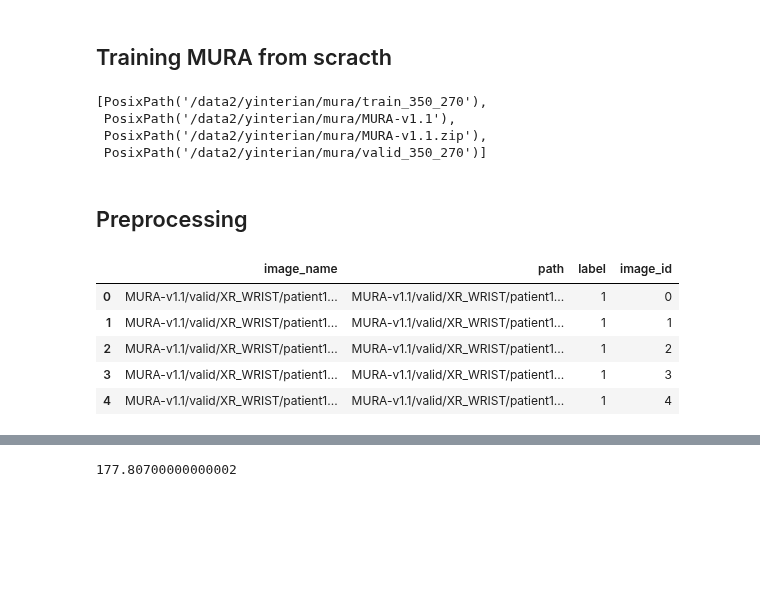
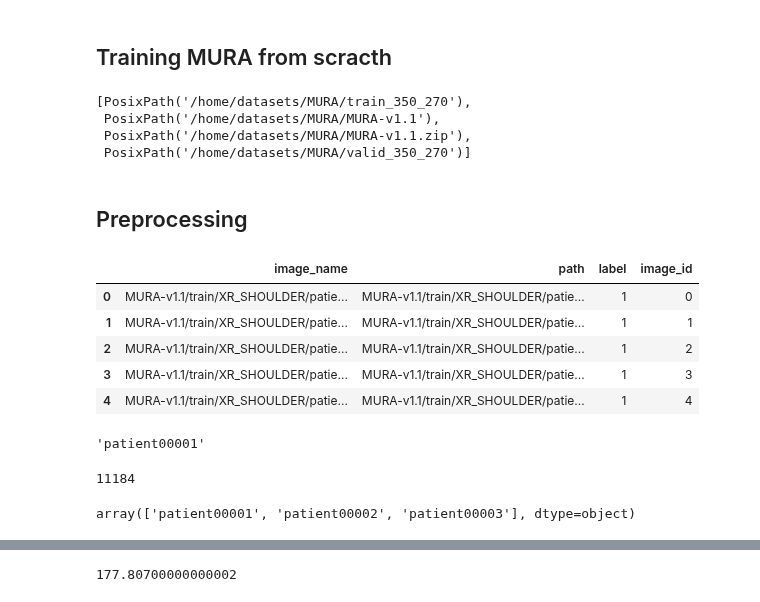
Before and after one commit to yanneta/dl-course, a Jupyter notebook: mura_from_scratch.ipynb, the cells around one changed output, grey strips where cells are left out. Drawn from its saved outputs; the diff is of its cells as text; code cells hidden in the pictures; blank space fills up the shorter version.

Commit message:
adding preprosessing for mura

```diff
--- a/mura_from_scratch.ipynb
+++ b/mura_from_scratch.ipynb
@@ -26,13 +26,13 @@ import cv2
 import os
 from tqdm import tqdm_notebook
 # %%
-PATH = Path("/data2/yinterian/mura/")
+PATH = Path("/home/datasets/MURA/")
 list(PATH.iterdir())
 # %% [output]
-[PosixPath('/data2/yinterian/mura/train_350_270'),
- PosixPath('/data2/yinterian/mura/MURA-v1.1'),
- PosixPath('/data2/yinterian/mura/MURA-v1.1.zip'),
- PosixPath('/data2/yinterian/mura/valid_350_270')]
+[PosixPath('/home/datasets/MURA/train_350_270'),
+ PosixPath('/home/datasets/MURA/MURA-v1.1'),
+ PosixPath('/home/datasets/MURA/MURA-v1.1.zip'),
+ PosixPath('/home/datasets/MURA/valid_350_270')]
 # %% [markdown]
 ## Preprocessing
 # %%
@@ -57,11 +57,15 @@ result2 = pd.merge(df3, df4, on='path')
 result2["image_id"] = result2.index
 result2.to_csv(PATH/"MURA-v1.1/valid_path_labels.csv")
 # %%
-result2.head()
+result.head()
 # %% [output]
 |  | image_name | path | label | image_id |
-| 0 | MURA-v1.1/valid/XR_WRIST/patient1... | MURA-v1.1/valid/XR_WRIST/patient1... | 1 | 0 |
-| 1 | MURA-v1.1/valid/XR_WRIST/patient1... | MURA-v1.1/valid/XR_WRIST/patient1... | 1 | 1 |
-| 2 | MURA-v1.1/valid/XR_WRIST/patient1... | MURA-v1.1/valid/XR_WRIST/patient1... | 1 | 2 |
-| 3 | MURA-v1.1/valid/XR_WRIST/patient1... | MURA-v1.1/valid/XR_WRIST/patient1... | 1 | 3 |
-| 4 | MURA-v1.1/valid/XR_WRIST/patient1... | MURA-v1.1/valid/XR_WRIST/patient1... | 1 | 4 |
+| 0 | MURA-v1.1/train/XR_SHOULDER/patie... | MURA-v1.1/train/XR_SHOULDER/patie... | 1 | 0 |
+| 1 | MURA-v1.1/train/XR_SHOULDER/patie... | MURA-v1.1/train/XR_SHOULDER/patie... | 1 | 1 |
+| 2 | MURA-v1.1/train/XR_SHOULDER/patie... | MURA-v1.1/train/XR_SHOULDER/patie... | 1 | 2 |
+| 3 | MURA-v1.1/train/XR_SHOULDER/patie... | MURA-v1.1/train/XR_SHOULDER/patie... | 1 | 3 |
+| 4 | MURA-v1.1/train/XR_SHOULDER/patie... | MURA-v1.1/train/XR_SHOULDER/patie... | 1 | 4 |
+# %%
+result.path.values[0].split("/")[3]
+# %% [output]
+'patient00001'
@@ -67,0 +77,9 @@ result2.head()
+# %%
+len(result["patient_id"].unique())
+# %% [output]
+11184
+# %%
+sample_example = result["patient_id"].unique()[:3]
+sample_example
+# %% [output]
+array(['patient00001', 'patient00002', 'patient00003'], dtype=object)
```
Also changed, not shown: parts of 4 cells of this notebook.
